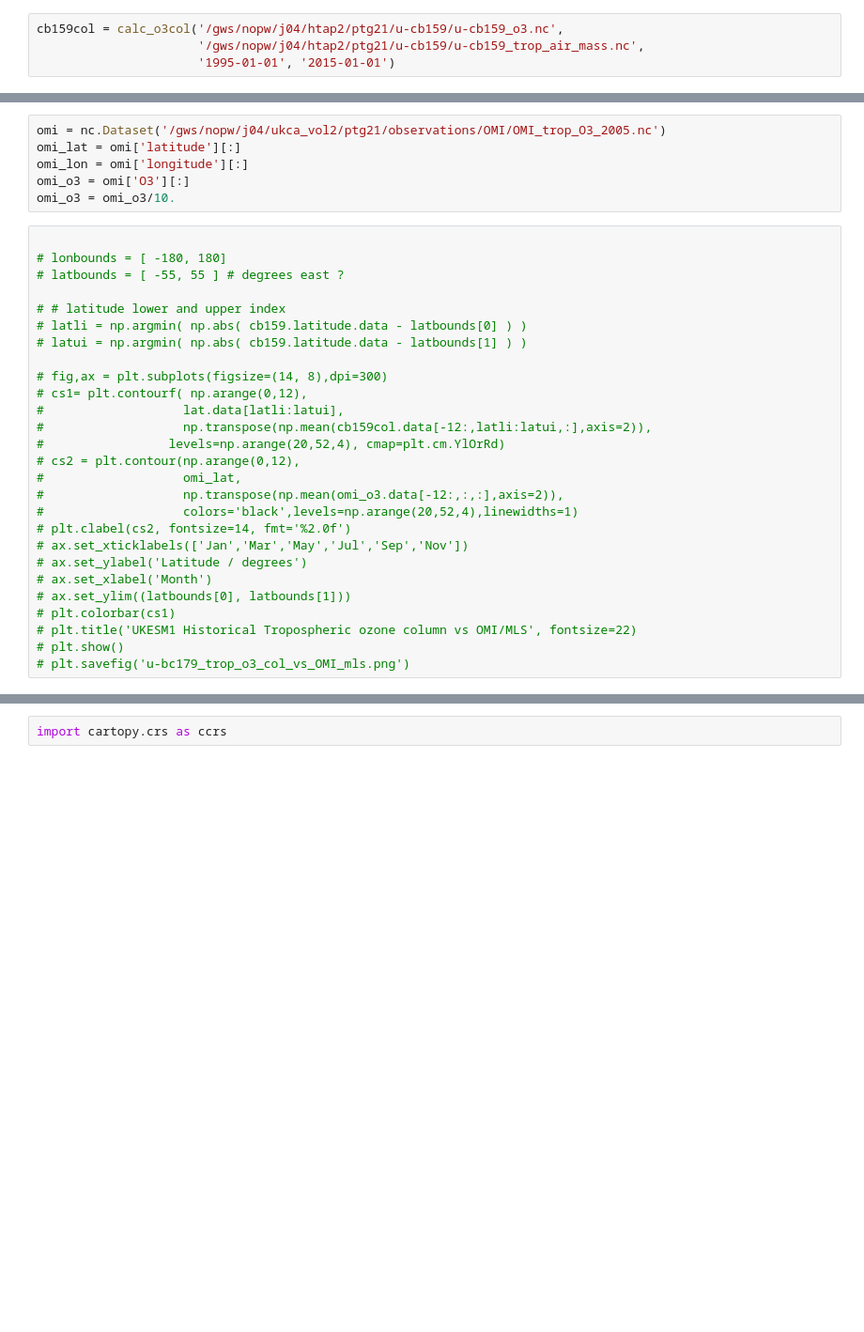
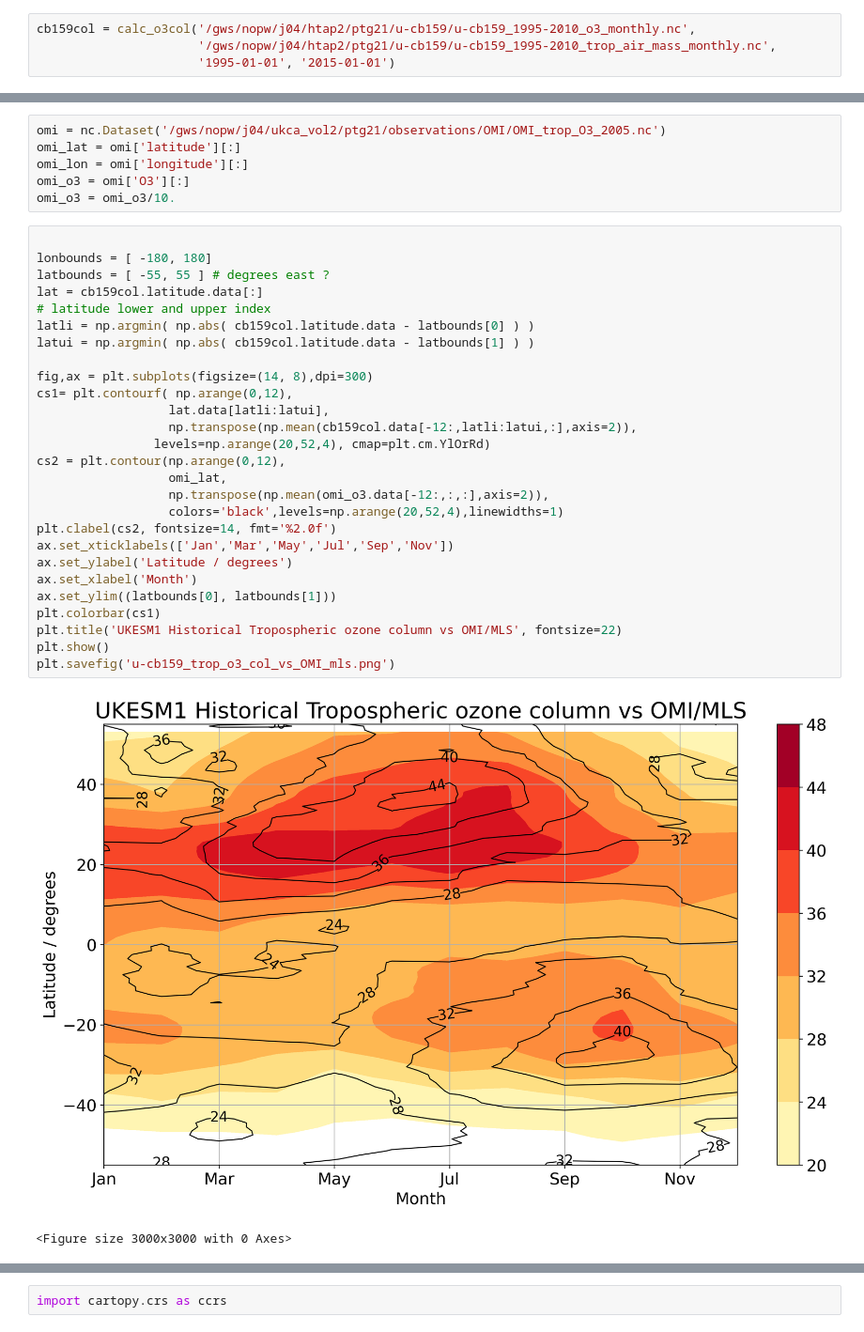
Before and after one commit to paultgriffiths/opt-ozone-precursors-tropics, a Jupyter notebook: UKESM1_TCO_vs_OMI_MLS_and_burden.ipynb, the cells around one changed output, grey strips where cells are left out. Shown at 94% size. Saved outputs shown, nothing was run; the diff lists cells and outputs as text; blank space fills up the shorter version.

```diff
--- a/UKESM1_TCO_vs_OMI_MLS_and_burden.ipynb
+++ b/UKESM1_TCO_vs_OMI_MLS_and_burden.ipynb
@@ -90,8 +90,8 @@ def calc_o3col(o3file, airmassfile, start_date='1995-01-01', end_date='2015-01-0
                             dims=['time', 'latitude', 'longitude'])
     return ozonecolumn_in_DU
 # %%
-cb159col = calc_o3col('/gws/nopw/j04/htap2/ptg21/u-cb159/u-cb159_o3.nc',
-                      '/gws/nopw/j04/htap2/ptg21/u-cb159/u-cb159_trop_air_mass.nc',
+cb159col = calc_o3col('/gws/nopw/j04/htap2/ptg21/u-cb159/u-cb159_1995-2010_o3_monthly.nc',
+                      '/gws/nopw/j04/htap2/ptg21/u-cb159/u-cb159_1995-2010_trop_air_mass_monthly.nc',
                       '1995-01-01', '2015-01-01')
 # %%
 cq029col = calc_o3col('/gws/nopw/j04/htap2/ptg21/u-cq029/u-cq029_o3_monthly.nc',
@@ -109,31 +109,34 @@ omi_o3 = omi['O3'][:]
 omi_o3 = omi_o3/10.
 # %%
 
-# lonbounds = [ -180, 180]
-# latbounds = [ -55, 55 ] # degrees east ?
+lonbounds = [ -180, 180]
+latbounds = [ -55, 55 ] # degrees east ?
+lat = cb159col.latitude.data[:]
+# latitude lower and upper index
+latli = np.argmin( np.abs( cb159col.latitude.data - latbounds[0] ) )
+latui = np.argmin( np.abs( cb159col.latitude.data - latbounds[1] ) )
 
-# # latitude lower and upper index
-# latli = np.argmin( np.abs( cb159.latitude.data - latbounds[0] ) )
-# latui = np.argmin( np.abs( cb159.latitude.data - latbounds[1] ) )
-
-# fig,ax = plt.subplots(figsize=(14, 8),dpi=300)
-# cs1= plt.contourf( np.arange(0,12),
-#                   lat.data[latli:latui],
-#                   np.transpose(np.mean(cb159col.data[-12:,latli:latui,:],axis=2)),
-#                 levels=np.arange(20,52,4), cmap=plt.cm.YlOrRd)
-# cs2 = plt.contour(np.arange(0,12),
-#                   omi_lat,
-#                   np.transpose(np.mean(omi_o3.data[-12:,:,:],axis=2)),
-#                   colors='black',levels=np.arange(20,52,4),linewidths=1)
-# plt.clabel(cs2, fontsize=14, fmt='%2.0f')
-# ax.set_xticklabels(['Jan','Mar','May','Jul','Sep','Nov'])
-# ax.set_ylabel('Latitude / degrees')
-# ax.set_xlabel('Month')
-# ax.set_ylim((latbounds[0], latbounds[1]))
-# plt.colorbar(cs1)
-# plt.title('UKESM1 Historical Tropospheric ozone column vs OMI/MLS', fontsize=22)
-# plt.show()
-# plt.savefig('u-bc179_trop_o3_col_vs_OMI_mls.png')
+fig,ax = plt.subplots(figsize=(14, 8),dpi=300)
+cs1= plt.contourf( np.arange(0,12),
+                  lat.data[latli:latui],
+                  np.transpose(np.mean(cb159col.data[-12:,latli:latui,:],axis=2)),
+                levels=np.arange(20,52,4), cmap=plt.cm.YlOrRd)
+cs2 = plt.contour(np.arange(0,12),
+                  omi_lat,
+                  np.transpose(np.mean(omi_o3.data[-12:,:,:],axis=2)),
+                  colors='black',levels=np.arange(20,52,4),linewidths=1)
+plt.clabel(cs2, fontsize=14, fmt='%2.0f')
+ax.set_xticklabels(['Jan','Mar','May','Jul','Sep','Nov'])
+ax.set_ylabel('Latitude / degrees')
+ax.set_xlabel('Month')
+ax.set_ylim((latbounds[0], latbounds[1]))
+plt.colorbar(cs1)
+plt.title('UKESM1 Historical Tropospheric ozone column vs OMI/MLS', fontsize=22)
+plt.show()
+plt.savefig('u-cb159_trop_o3_col_vs_OMI_mls.png')
+# %% [output]
+[figure, added]
+<Figure size 3000x3000 with 0 Axes>
 # %%
 #%%
 
```
Also changed, not shown: parts of 5 cells of this notebook.
